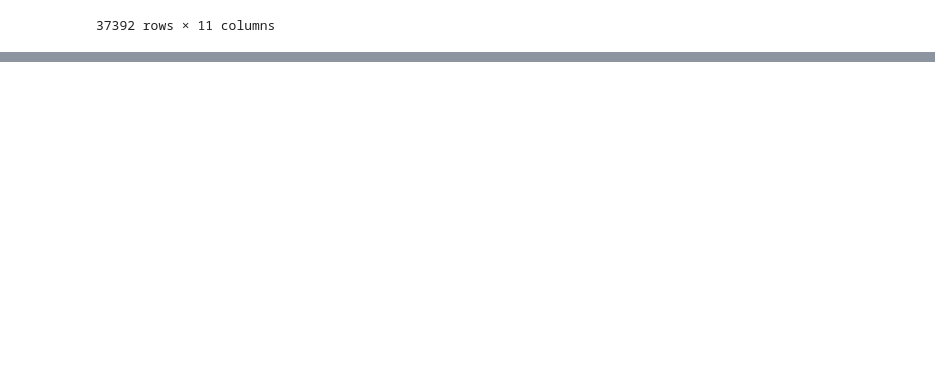
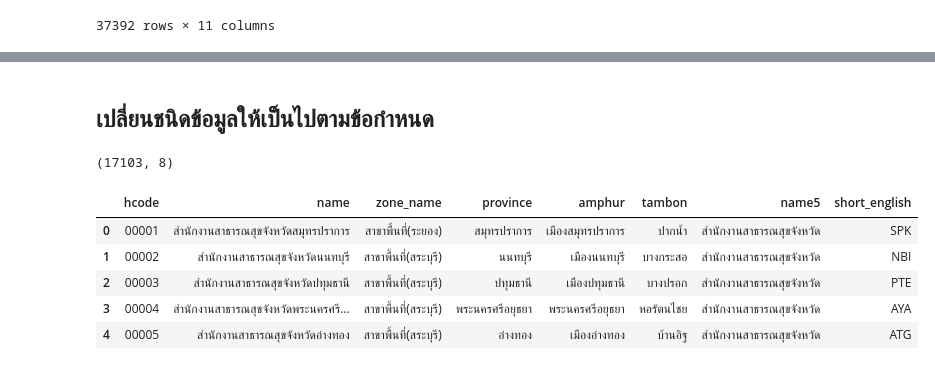
Before and after one commit to Wikanda-Hongboonmee/data_viz_2022, a Jupyter notebook: Final_DataViz2022.ipynb, the cells around one changed output, grey strips where cells are left out. Cells and saved outputs as stored; diff of their text form; code cells hidden in the pictures; blank space fills up the shorter version.

```diff
--- a/Final_DataViz2022.ipynb
+++ b/Final_DataViz2022.ipynb
@@ -334,0 +337,3 @@ data_drop
+# %%
+data2  =  pd.read_excel(os.path.join(path,'hospital_list.xlsx')) # ทำการนำเข้าข้อมูล  hospital list โดยการเรียกใช้ข้อมูลประเภท .xlsx ใน drive ไฟล์ที่เรียกใช้คือ hospital_list.xlsx  โดยตั้งชื่อตารางว่า data2
+data2.head() # print data ดูว่ามันหน้าตาเป็นยังไง
@@ -334,0 +373,14 @@ data_drop
+# %% [markdown]
+## **เปลี่ยนชนิดข้อมูลให้เป็นไปตามข้อกำหนด**
+# %%
+data2 = data2[['hcode','name','zone_name','province','amphur','tambon','name5','short_english']]      # เลือกเฉพาะคอลัมน์ที่ต้องการ
+print(data2.shape)
+data2.head()
+# %% [output]
+(17103, 8)
+|  | hcode | name | zone_name | province | amphur | tambon | name5 | short_english |
+| 0 | 00001 | สำนักงานสาธารณสุขจังหวัดสมุทรปราการ | สาขาพื้นที่(ระยอง) | สมุทรปราการ | เมืองสมุทรปราการ | ปากน้ำ | สำนักงานสาธารณสุขจังหวัด | SPK |
+| 1 | 00002 | สำนักงานสาธารณสุขจังหวัดนนทบุรี | สาขาพื้นที่(สระบุรี) | นนทบุรี | เมืองนนทบุรี | บางกระสอ | สำนักงานสาธารณสุขจังหวัด | NBI |
+| 2 | 00003 | สำนักงานสาธารณสุขจังหวัดปทุมธานี | สาขาพื้นที่(สระบุรี) | ปทุมธานี | เมืองปทุมธานี | บางปรอก | สำนักงานสาธารณสุขจังหวัด | PTE |
+| 3 | 00004 | สำนักงานสาธารณสุขจังหวัดพระนครศรี... | สาขาพื้นที่(สระบุรี) | พระนครศรีอยุธยา | พระนครศรีอยุธยา | หอรัตนไชย | สำนักงานสาธารณสุขจังหวัด | AYA |
+| 4 | 00005 | สำนักงานสาธารณสุขจังหวัดอ่างทอง | สาขาพื้นที่(สระบุรี) | อ่างทอง | เมืองอ่างทอง | บ้านอิฐ | สำนักงานสาธารณสุขจังหวัด | ATG |
```
Also changed, not shown: parts of 6 cells of this notebook.
